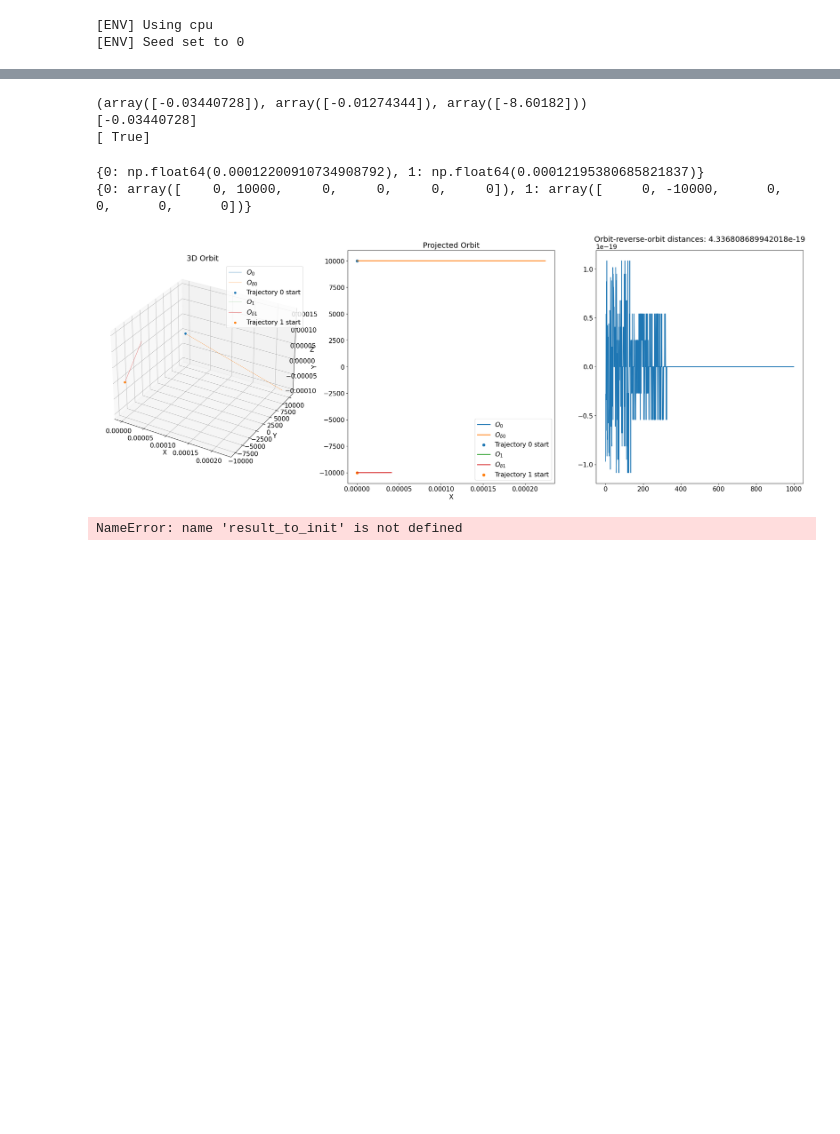
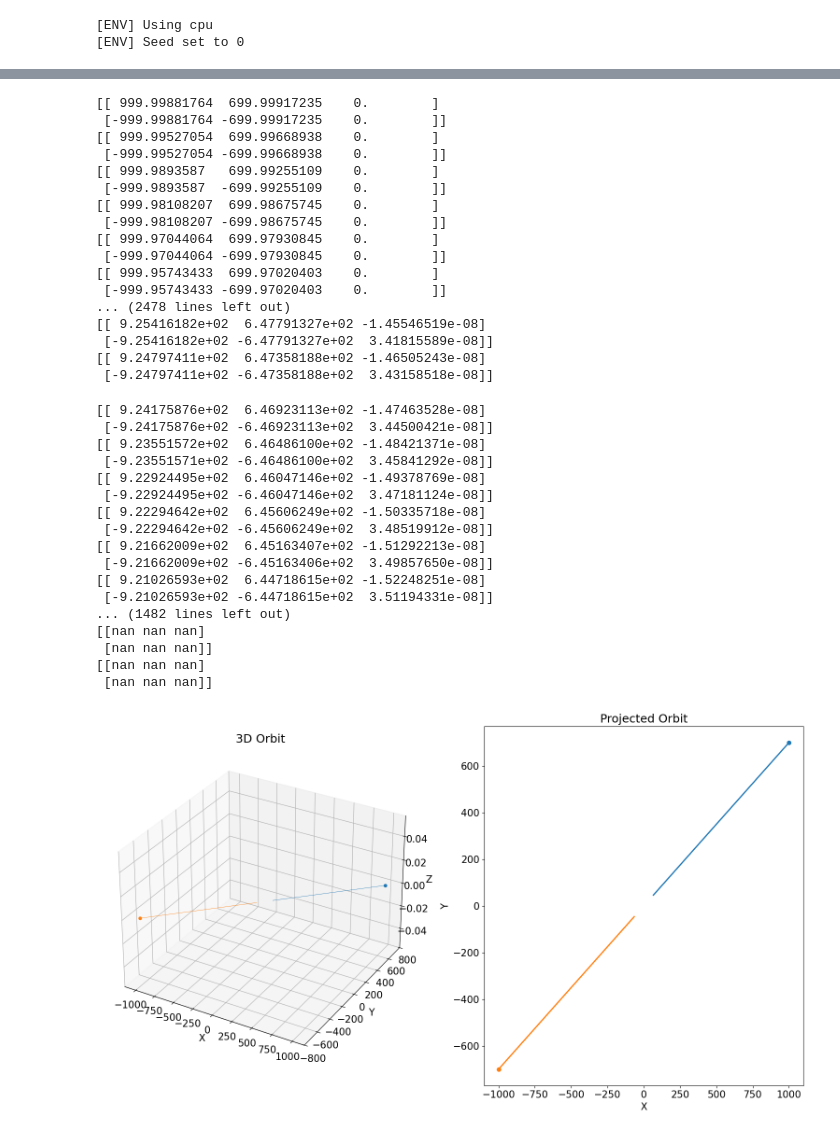
Before and after one commit to anirudhshankar99/ContinuousRL, a Jupyter notebook: Dynamics/test_models_leapfrog_bar.ipynb, the cells around one changed output, grey strips where cells are left out. Cells and saved outputs as stored; diff of their text form; code cells hidden in the pictures; blank space fills up the shorter version.

```diff
--- a/Dynamics/test_models_leapfrog_bar.ipynb
+++ b/Dynamics/test_models_leapfrog_bar.ipynb
@@ -13,12 +13,11 @@ file_name = 'two_body_2'
 # %%
 results_file = f'runs/Dynamics-v0__{file_name}_best_performers.csv'
 # %%
-init_params = [0.48813504, 2.15189366, 1.02763376, 2.69299098, 4.58071204, 8.75364678]
 device = torch.device('cuda' if torch.cuda.is_available and False else 'cpu')
 seed = 0
 M = 10
 orbit_timesteps = 1000
-orbit_duration = 10000 # Myr
+orbit_duration = 10 # Myr
 # %%
 def make_env(seed):
         def thunk():
@@ -176,18 +171,46 @@ ax1.set_title('Initial positions studied')
 # %%
-print(env.stationary_potentials[0].get_acceleration(np.array([100,1,200,0])))
-print(env.stationary_potentials[0].get_acceleration(np.array([100,1,200,0]))[0])
-print(env.stationary_potentials[0].get_acceleration(np.array([100,1,200,0]))[0] != 0)
+# print(env.stationary_potentials[0].get_acceleration(np.array([1,0,0,0])))
+# print(env.stationary_potentials[0].get_acceleration(np.array([0,1,0,0])))
+# print(env.stationary_potentials[0].get_acceleration(np.array([0,0,1,0])))
-# %% [output]
-(array([-0.03440728]), array([-0.01274344]), array([-8.60182]))
-[-0.03440728]
-[ True]
 # %%
 # def result_to_init(i):
 #     return {agent:result_init_params[agent][:,i] for agent in range(env.num_agents)}
 # %%
-init_params = {0:np.array([0,10000,0,0,0,0]), 1:np.array([0,-10000,0,0,0,0])}
-plot_from_init(init_params)
+init_params = {0:np.array([1000,700,0,0,0,0]), 1:np.array([-1000,-700,0,0,0,0])}
+orbit = plot_from_init(init_params)
 # %% [output]
-{0: np.float64(0.00012200910734908792), 1: np.float64(0.00012195380685821837)}
-{0: array([    0, 10000,     0,     0,     0,     0]), 1: array([     0, -10000,      0,      0,      0,      0])}
+[[ 999.99881764  699.99917235    0.        ]
+ [-999.99881764 -699.99917235    0.        ]]
+[[ 999.99527054  699.99668938    0.        ]
+ [-999.99527054 -699.99668938    0.        ]]
+[[ 999.9893587   699.99255109    0.        ]
+ [-999.9893587  -699.99255109    0.        ]]
+[[ 999.98108207  699.98675745    0.        ]
+ [-999.98108207 -699.98675745    0.        ]]
+[[ 999.97044064  699.97930845    0.        ]
+ [-999.97044064 -699.97930845    0.        ]]
+[[ 999.95743433  699.97020403    0.        ]
+ [-999.95743433 -699.97020403    0.        ]]
+... (2478 lines left out)
+[[ 9.25416182e+02  6.47791327e+02 -1.45546519e-08]
+ [-9.25416182e+02 -6.47791327e+02  3.41815589e-08]]
+[[ 9.24797411e+02  6.47358188e+02 -1.46505243e-08]
+ [-9.24797411e+02 -6.47358188e+02  3.43158518e-08]]
+[[ 9.24175876e+02  6.46923113e+02 -1.47463528e-08]
+ [-9.24175876e+02 -6.46923113e+02  3.44500421e-08]]
+[[ 9.23551572e+02  6.46486100e+02 -1.48421371e-08]
+ [-9.23551571e+02 -6.46486100e+02  3.45841292e-08]]
+[[ 9.22924495e+02  6.46047146e+02 -1.49378769e-08]
+ [-9.22924495e+02 -6.46047146e+02  3.47181124e-08]]
+[[ 9.22294642e+02  6.45606249e+02 -1.50335718e-08]
+ [-9.22294642e+02 -6.45606249e+02  3.48519912e-08]]
+[[ 9.21662009e+02  6.45163407e+02 -1.51292213e-08]
+ [-9.21662009e+02 -6.45163406e+02  3.49857650e-08]]
+[[ 9.21026593e+02  6.44718615e+02 -1.52248251e-08]
+ [-9.21026593e+02 -6.44718615e+02  3.51194331e-08]]
+... (1482 lines left out)
+[[nan nan nan]
+ [nan nan nan]]
+[[nan nan nan]
+ [nan nan nan]]
-[figure, old version]
+[figure, new version]
@@ -198,4 +216,0 @@ plot_from_init(init_params)
-# %%
-plot_from_init(result_to_init(2))
-# %% [output]
-NameError: name 'result_to_init' is not defined
```
Also changed, not shown: parts of 14 cells of this notebook, 2 other files.
